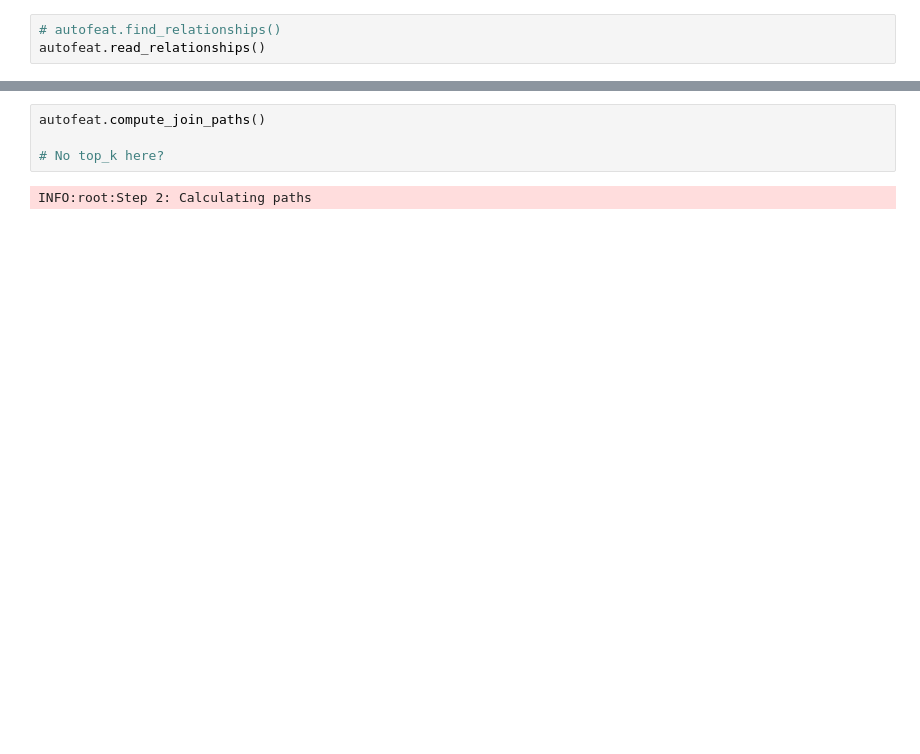
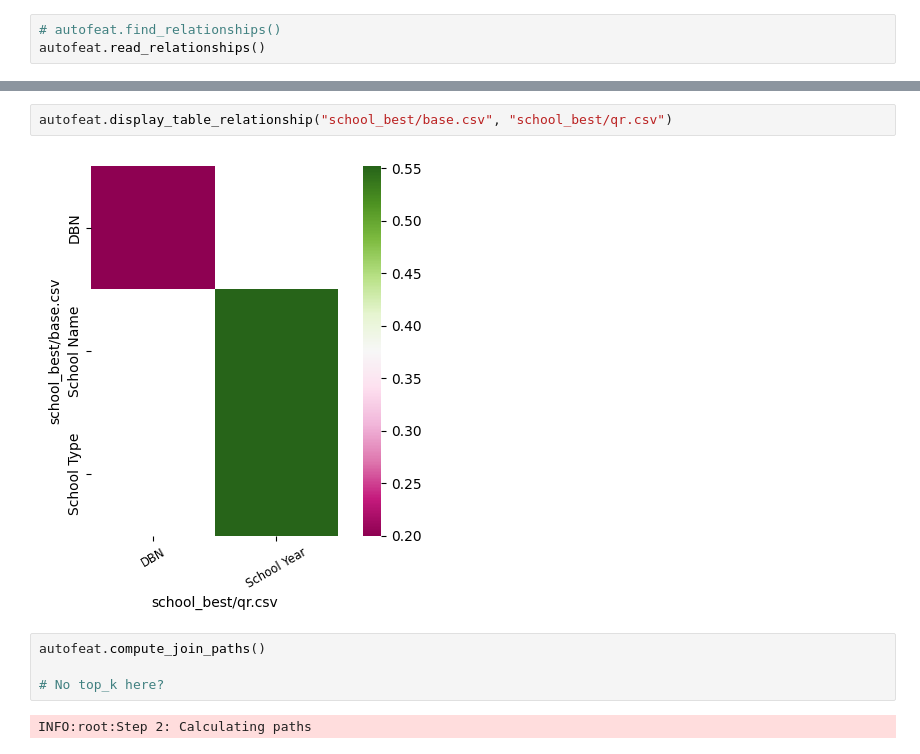
Before and after one commit to delftdata/hci-auto-feat, a Jupyter notebook: run.ipynb, the cells around one changed output, grey strips where cells are left out. Drawn from its saved outputs; the diff is of its cells as text; blank space fills up the shorter version.

```diff
--- a/run.ipynb
+++ b/run.ipynb
@@ -24,3 +35,7 @@ displaying weights
+# %%
+autofeat.display_table_relationship("school_best/base.csv", "school_best/qr.csv")
+# %% [output]
+[figure, added]
 # %%
 autofeat.compute_join_paths()
 
```
Also changed, not shown: parts of 23 cells of this notebook, 19 other files.
